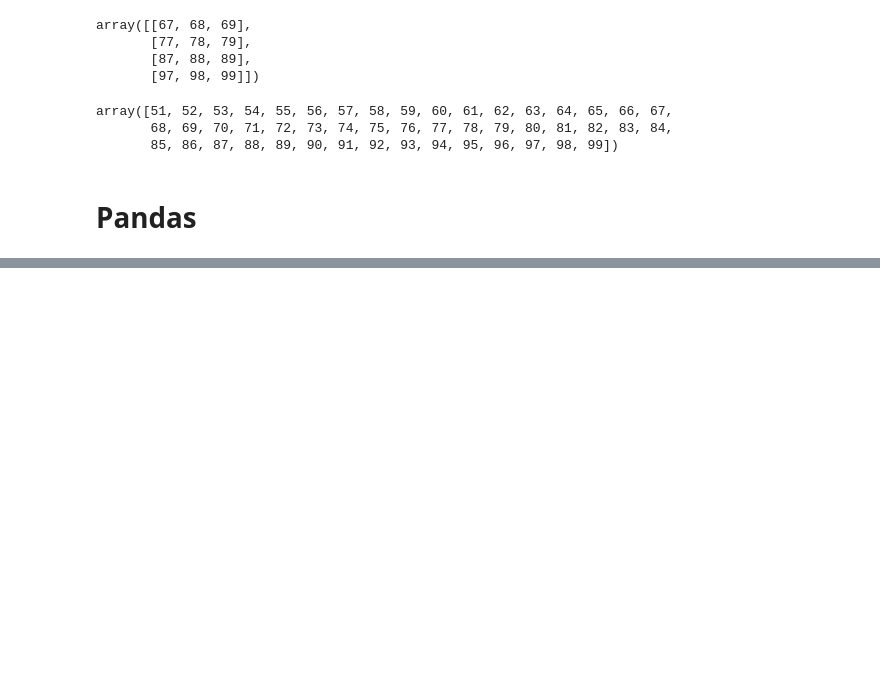
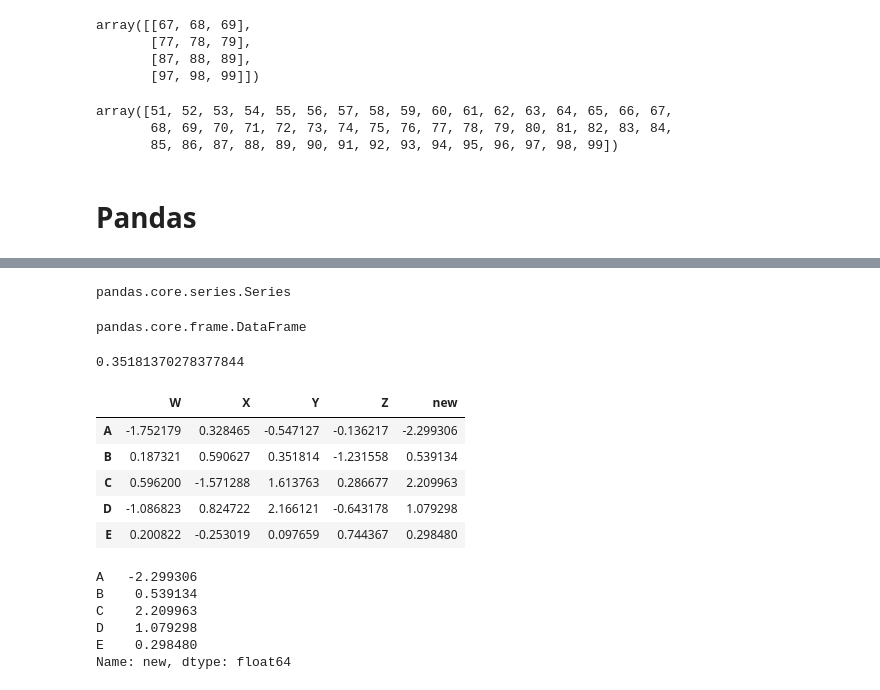
Before and after one commit to chartbuster/SIG-Data-Science, a Jupyter notebook: Week Two Notes.ipynb, the cells around one changed output, grey strips where cells are left out. Cells and saved outputs as stored; diff of their text form; code cells hidden in the pictures; blank space fills up the shorter version.

Commit message:
added pandas section

```diff
--- a/Week Two Notes.ipynb
+++ b/Week Two Notes.ipynb
@@ -236,0 +296,2 @@ import pandas as pd
+# %%
+df = pd.DataFrame(np.random.randn(5,4),['A','B','C','D','E'],['W','X','Y','Z'])
@@ -236,0 +338,33 @@ import pandas as pd
+# %%
+type(df['W'])
+# %% [output]
+pandas.core.series.Series
+# %%
+type(df[['W','Z']])
+# %% [output]
+pandas.core.frame.DataFrame
+# %%
+# what if I want to grab the element at row B, column Y?
+df.loc['B','Y']
+# %% [output]
+0.35181370278377844
+# %%
+df['new'] = df['W'] + df['Y']
+# %%
+df
+# %% [output]
+|  | W | X | Y | Z | new |
+| A | -1.752179 | 0.328465 | -0.547127 | -0.136217 | -2.299306 |
+| B | 0.187321 | 0.590627 | 0.351814 | -1.231558 | 0.539134 |
+| C | 0.596200 | -1.571288 | 1.613763 | 0.286677 | 2.209963 |
+| D | -1.086823 | 0.824722 | 2.166121 | -0.643178 | 1.079298 |
+| E | 0.200822 | -0.253019 | 0.097659 | 0.744367 | 0.298480 |
+# %%
+df['new']
+# %% [output]
+A   -2.299306
+B    0.539134
+C    2.209963
+D    1.079298
+E    0.298480
+Name: new, dtype: float64
```
Also changed, not shown: parts of 26 cells of this notebook.
